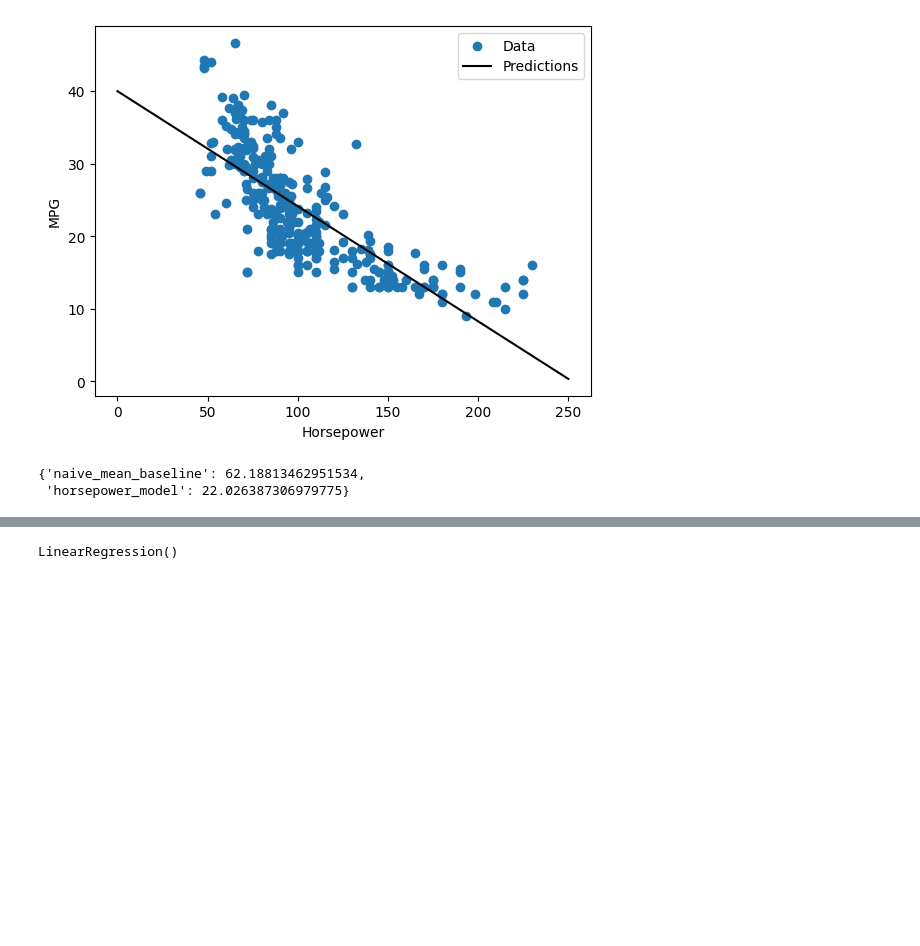
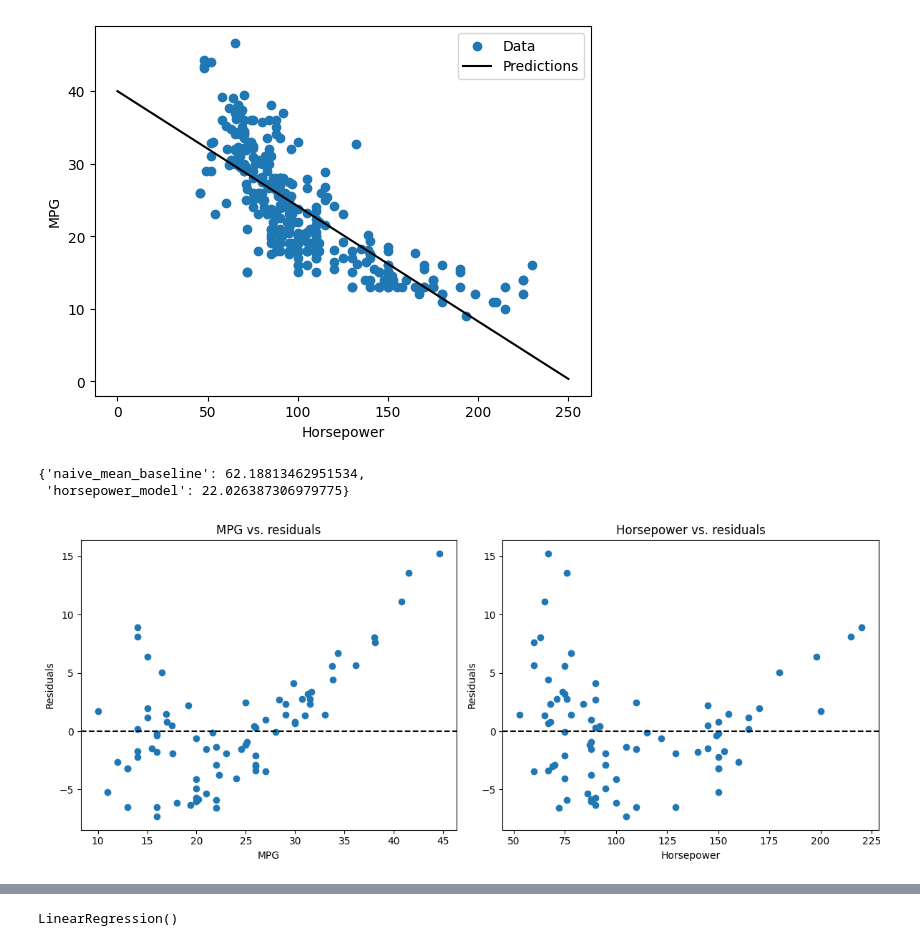
Before and after one commit to jdvelasq/classroom-vibecoding, a Jupyter notebook: implementation/predictiva/P200_regresion_basica/professor/notebook.ipynb, the cells around one changed output, grey strips where cells are left out. Drawn from its saved outputs; the diff is of its cells as text; code cells hidden in the pictures; blank space fills up the shorter version.

```diff
--- a/implementation/predictiva/P200_regresion_basica/professor/notebook.ipynb
+++ b/implementation/predictiva/P200_regresion_basica/professor/notebook.ipynb
@@ -261,3 +266,25 @@ test_results
 # %% [output]
 {'naive_mean_baseline': 62.18813462951534,
  'horsepower_model': 22.026387306979775}
+# %%
+# Residuales
+
+residuals = test_labels - test_predictions
+
+fig, axes = plt.subplots(1, 2, figsize=(12, 5))
+
+axes[0].scatter(test_labels, residuals)
+axes[0].axhline(0, color="black", linestyle="--")
+axes[0].set(xlabel="MPG", ylabel="Residuals", title="MPG vs. residuals")
+
+axes[1].scatter(test_features["Horsepower"], residuals)
+axes[1].axhline(0, color="black", linestyle="--")
+axes[1].set(
+    xlabel="Horsepower",
+    ylabel="Residuals",
+    title="Horsepower vs. residuals",
+)
+
+plt.tight_layout()
+# %% [output]
+[figure, added]
```
Also changed, not shown: parts of 17 cells of this notebook.
